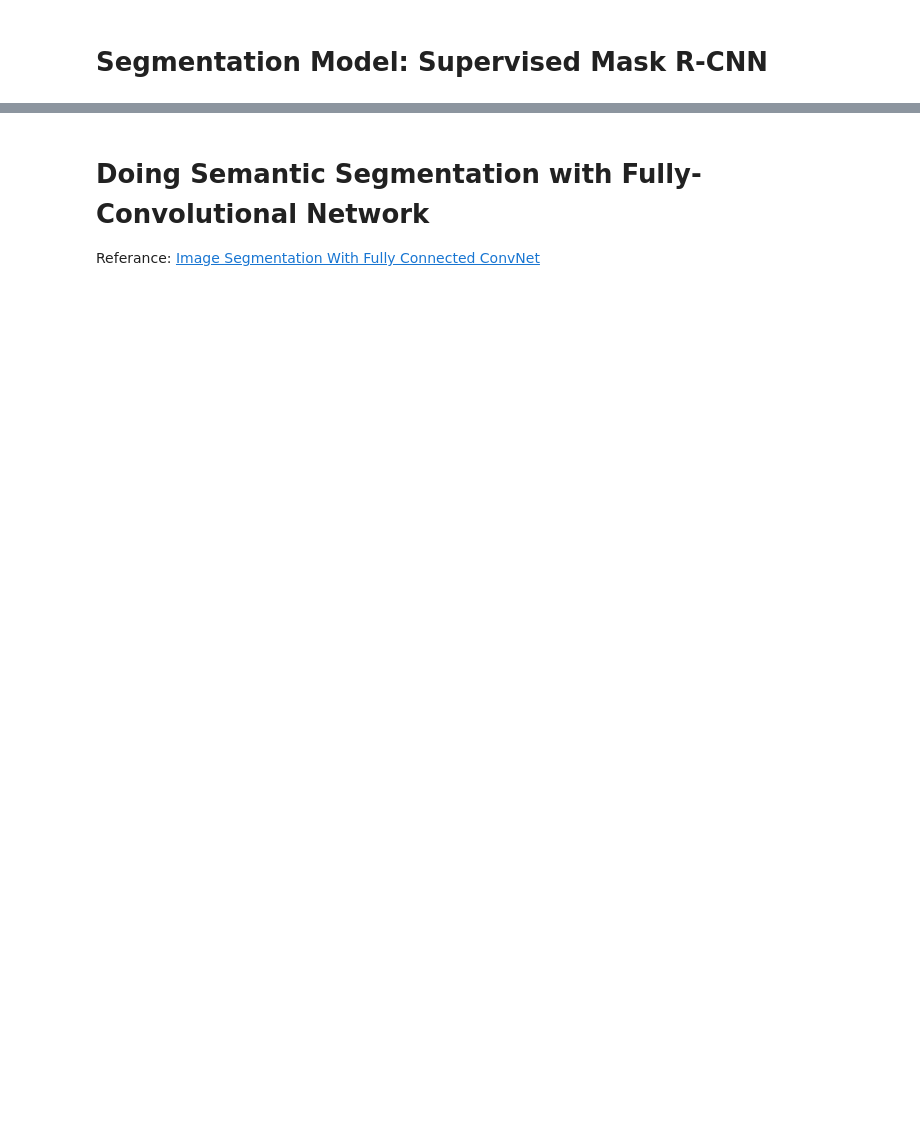
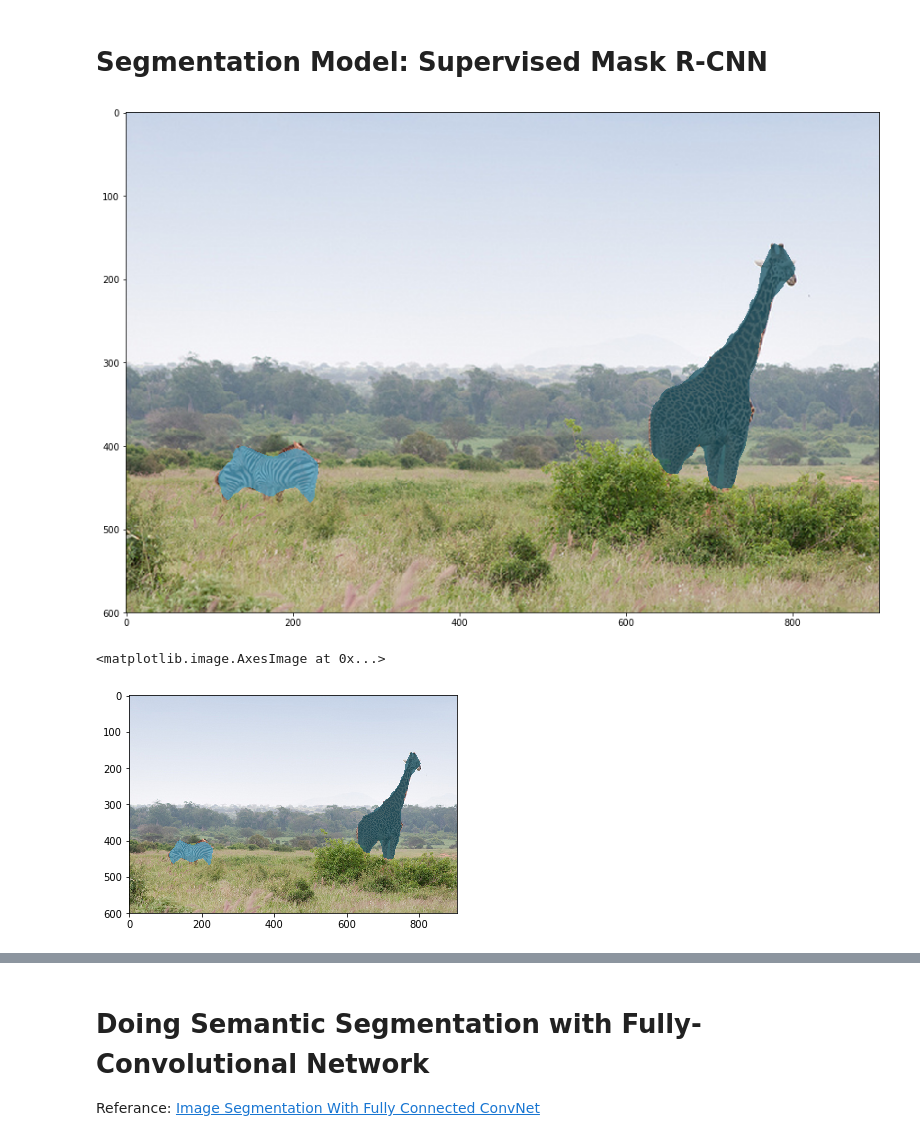
Before and after one commit to GioLomia/Mask_RCNN, a Jupyter notebook: My_Project/Image_Object_Transfer.ipynb, the cells around one changed output, grey strips where cells are left out. Saved outputs shown, nothing was run; the diff lists cells and outputs as text; code cells hidden in the pictures; blank space fills up the shorter version.

```diff
--- a/My_Project/Image_Object_Transfer.ipynb
+++ b/My_Project/Image_Object_Transfer.ipynb
@@ -72,3 +93,18 @@ class Segmentor:
+# %%
+im_dir_path="/content/drive/My Drive/Colab Notebooks/Image_Object_Transfer/images/"
+im_name="6584515005_fce9cec486_z.jpg"
+
+full_im_path=im_dir_path+im_name
+seg=Segmentor()
+
+x,im=seg.read_im(full_im_path)
+seg.segment(x,im)
+masked_im=seg.create_im_with_mask()
+plt.imshow(masked_im)
+# %% [output]
+[figure, added]
+<matplotlib.image.AxesImage at 0x...>
+[figure, added]
 # %%
 fig2 = plt.figure(figsize=(15, 15))
 plt.imshow(Image.open(full_im_path))
```
Also changed, not shown: parts of 8 cells of this notebook.
